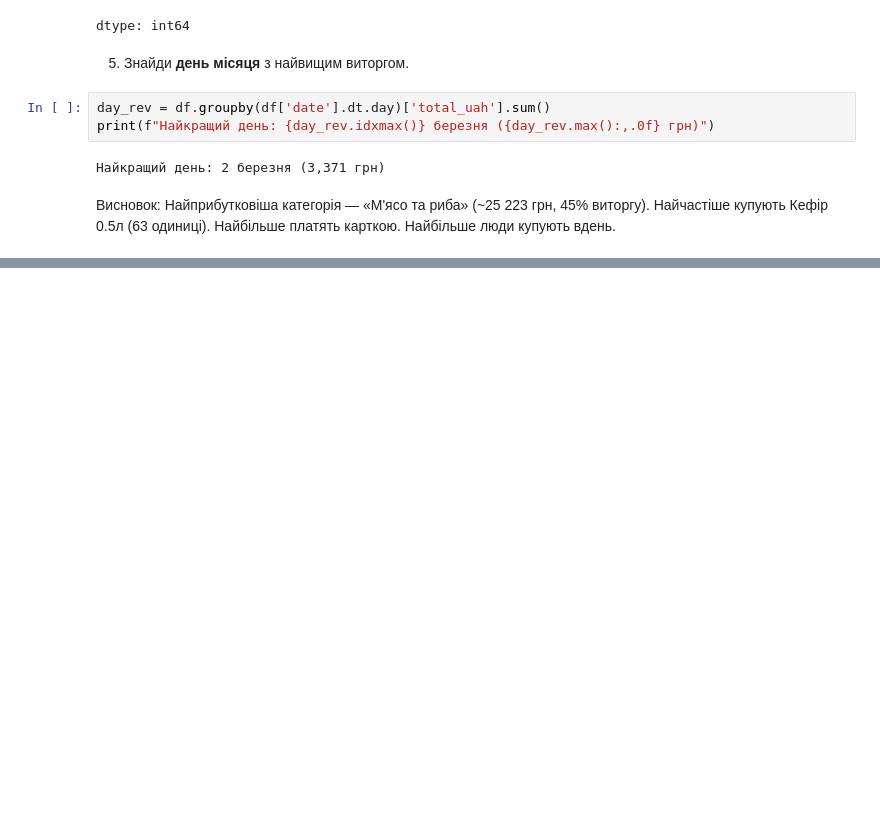
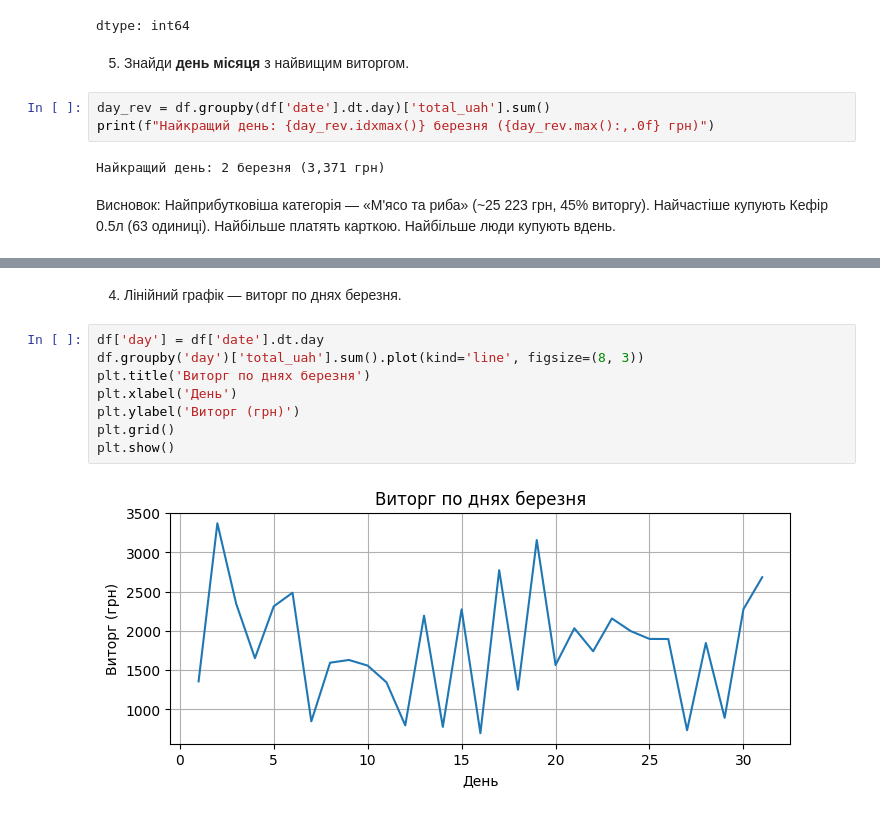
Before and after one commit to volodymyr-holovan/DTA2026, a Jupyter notebook: project_store_sales_analysis/store_sales_analysis.ipynb, the cells around one changed output, grey strips where cells are left out. Cells and saved outputs as stored; diff of their text form; blank space fills up the shorter version.

```diff
--- a/project_store_sales_analysis/store_sales_analysis.ipynb
+++ b/project_store_sales_analysis/store_sales_analysis.ipynb
@@ -301,0 +422,12 @@ print(f"Найкращий день: {day_rev.idxmax()} березня ({day_rev
+# %% [markdown]
+4. Лінійний графік — виторг по днях березня.
+# %%
+df['day'] = df['date'].dt.day
+df.groupby('day')['total_uah'].sum().plot(kind='line', figsize=(8, 3))
+plt.title('Виторг по днях березня')
+plt.xlabel('День')
+plt.ylabel('Виторг (грн)')
+plt.grid()
+plt.show()
+# %% [output]
+[figure, added]
```
Also changed, not shown: parts of 21 cells of this notebook.
